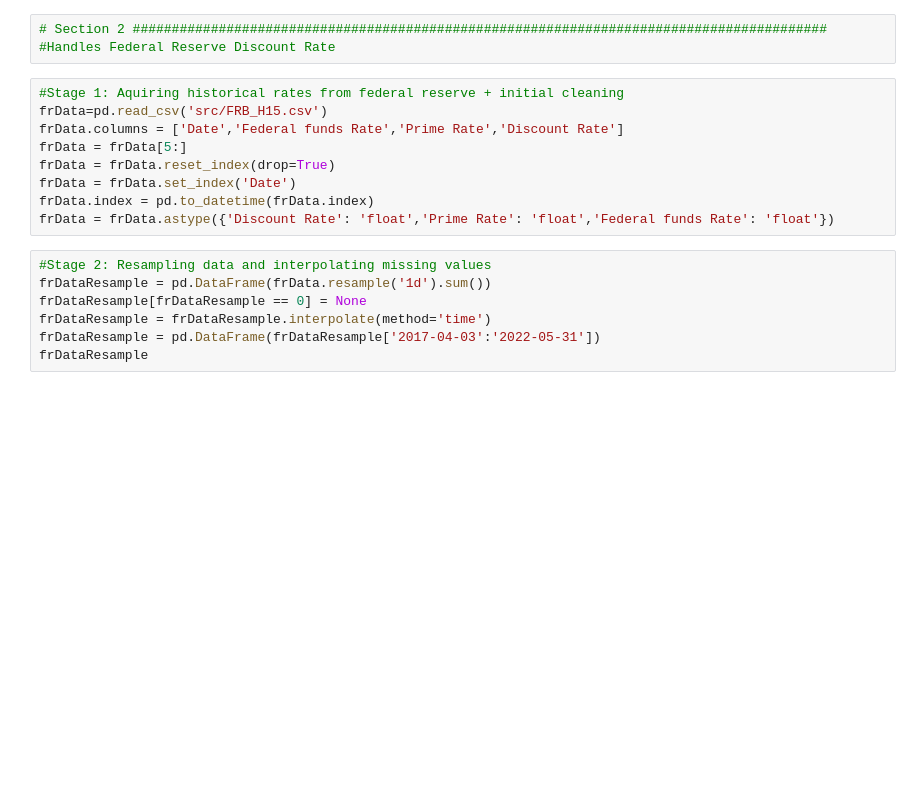
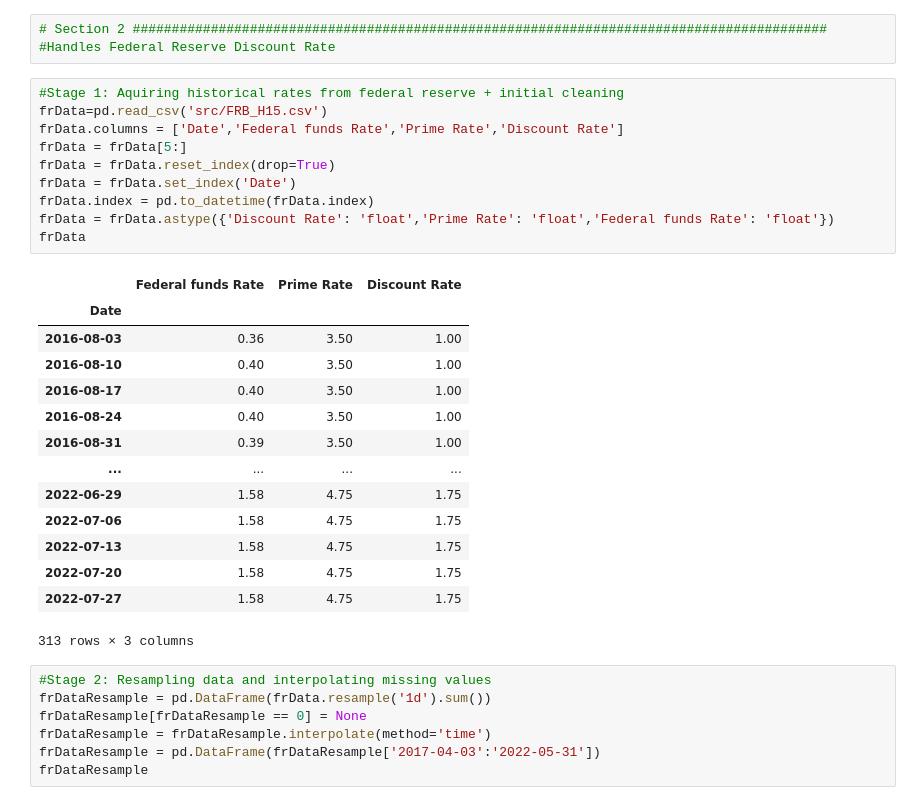
Before and after one commit to X99S5/Stock_Prediction_Model, a Jupyter notebook: Assignment.ipynb, the cells around one changed output. Cells and saved outputs as stored; diff of their text form; blank space fills up the shorter version.

```diff
--- a/Assignment.ipynb
+++ b/Assignment.ipynb
@@ -100,12 +107,28 @@ Text(0.5, 0, 'Lags')
 # %%
 #Stage 1: Aquiring historical rates from federal reserve + initial cleaning
 frData=pd.read_csv('src/FRB_H15.csv')
 frData.columns = ['Date','Federal funds Rate','Prime Rate','Discount Rate']
 frData = frData[5:]
 frData = frData.reset_index(drop=True)
 frData = frData.set_index('Date')
 frData.index = pd.to_datetime(frData.index)
 frData = frData.astype({'Discount Rate': 'float','Prime Rate': 'float','Federal funds Rate': 'float'})
+frData
+# %% [output]
+|  | Federal funds Rate | Prime Rate | Discount Rate |
+| Date |  |  |  |
+| 2016-08-03 | 0.36 | 3.50 | 1.00 |
+| 2016-08-10 | 0.40 | 3.50 | 1.00 |
+| 2016-08-17 | 0.40 | 3.50 | 1.00 |
+| 2016-08-24 | 0.40 | 3.50 | 1.00 |
+| 2016-08-31 | 0.39 | 3.50 | 1.00 |
+| ... | ... | ... | ... |
+| 2022-06-29 | 1.58 | 4.75 | 1.75 |
+| 2022-07-06 | 1.58 | 4.75 | 1.75 |
+| 2022-07-13 | 1.58 | 4.75 | 1.75 |
+| 2022-07-20 | 1.58 | 4.75 | 1.75 |
+| 2022-07-27 | 1.58 | 4.75 | 1.75 |
+313 rows × 3 columns
 # %%
 #Stage 2: Resampling data and interpolating missing values
 frDataResample = pd.DataFrame(frData.resample('1d').sum())
```
Also changed, not shown: parts of 37 cells of this notebook.
